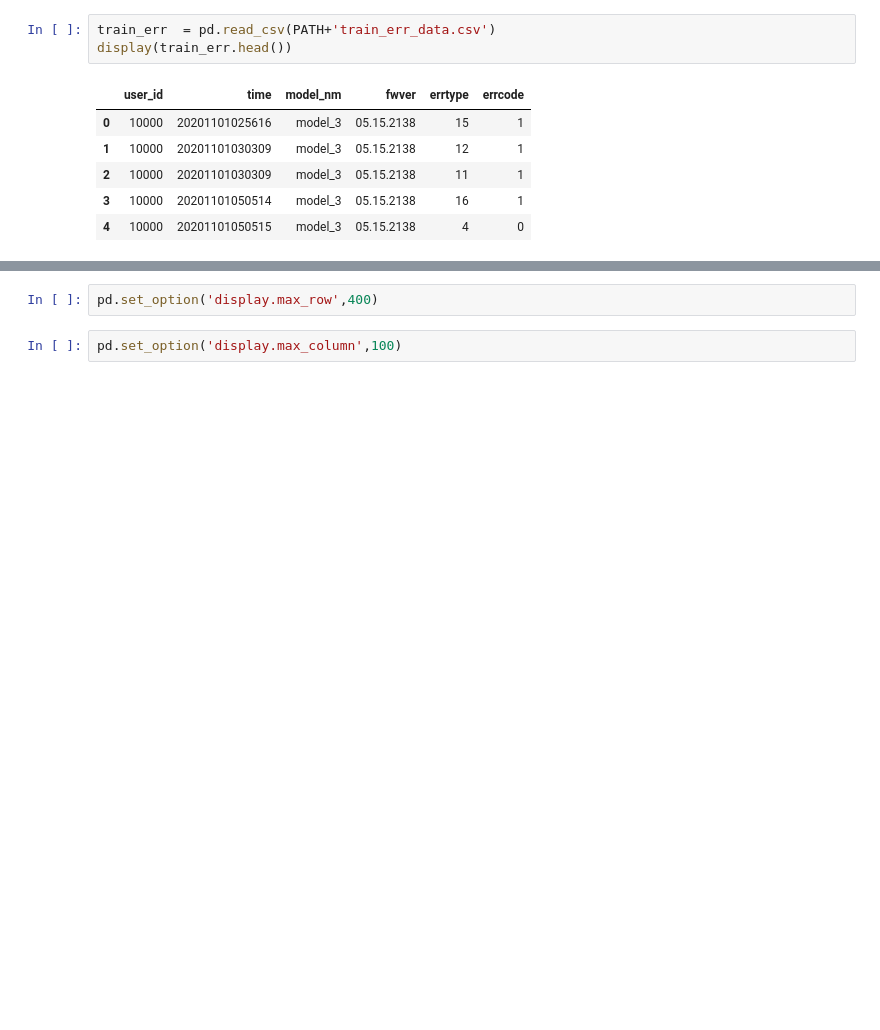
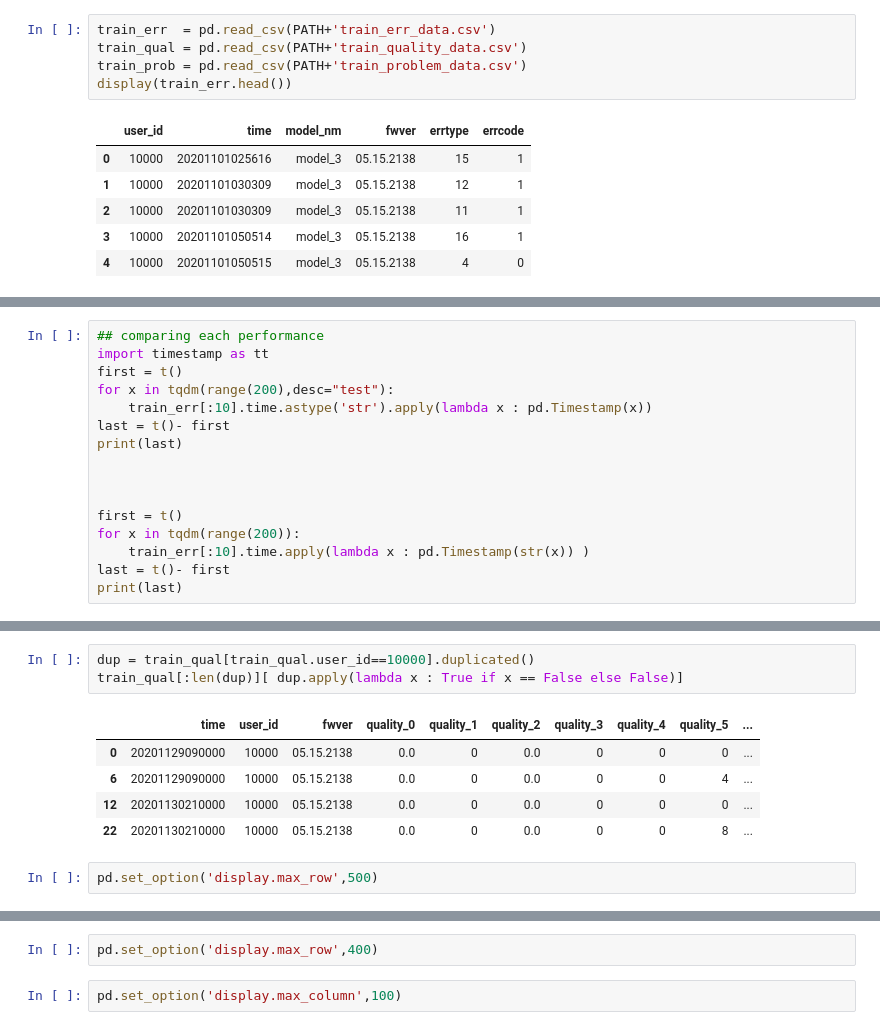
Before and after one commit to yg-renaissance/user-inconvenience-prediction, a Jupyter notebook: epsilon_eda.ipynb, the cells around one changed output, grey strips where cells are left out. Drawn from its saved outputs; the diff is of its cells as text; blank space fills up the shorter version.

```diff
--- a/epsilon_eda.ipynb
+++ b/epsilon_eda.ipynb
@@ -74,6 +81,8 @@ PATH = './data/'
 * 주어진 기간동안 user_id별로 peroblem가 한 번이라도 발생했는 지를 확인.
 # %%
 train_err  = pd.read_csv(PATH+'train_err_data.csv')
+train_qual = pd.read_csv(PATH+'train_quality_data.csv')
+train_prob = pd.read_csv(PATH+'train_problem_data.csv')
 display(train_err.head())
 # %% [output]
 |  | user_id | time | model_nm | fwver | errtype | errcode |
@@ -100,0 +100,16 @@ tra
+# %%
+## comparing each performance
+import timestamp as tt
+first = t()
+for x in tqdm(range(200),desc="test"):
+    train_err[:10].time.astype('str').apply(lambda x : pd.Timestamp(x))
+last = t()- first
+print(last)
+
+
+
+first = t()
+for x in tqdm(range(200)):
+    train_err[:10].time.apply(lambda x : pd.Timestamp(str(x)) )
+last = t()- first
+print(last)
@@ -100,0 +139,11 @@ tra
+# %%
+dup = train_qual[train_qual.user_id==10000].duplicated()
+train_qual[:len(dup)][ dup.apply(lambda x : True if x == False else False)]
+# %% [output]
+|  | time | user_id | fwver | quality_0 | quality_1 | quality_2 | quality_3 | quality_4 | quality_5 | ... |
+| 0 | 20201129090000 | 10000 | 05.15.2138 | 0.0 | 0 | 0.0 | 0 | 0 | 0 | ... |
+| 6 | 20201129090000 | 10000 | 05.15.2138 | 0.0 | 0 | 0.0 | 0 | 0 | 4 | ... |
+| 12 | 20201130210000 | 10000 | 05.15.2138 | 0.0 | 0 | 0.0 | 0 | 0 | 0 | ... |
+| 22 | 20201130210000 | 10000 | 05.15.2138 | 0.0 | 0 | 0.0 | 0 | 0 | 8 | ... |
+# %%
+pd.set_option('display.max_row',500)
```
Also changed, not shown: parts of 19 cells of this notebook.
